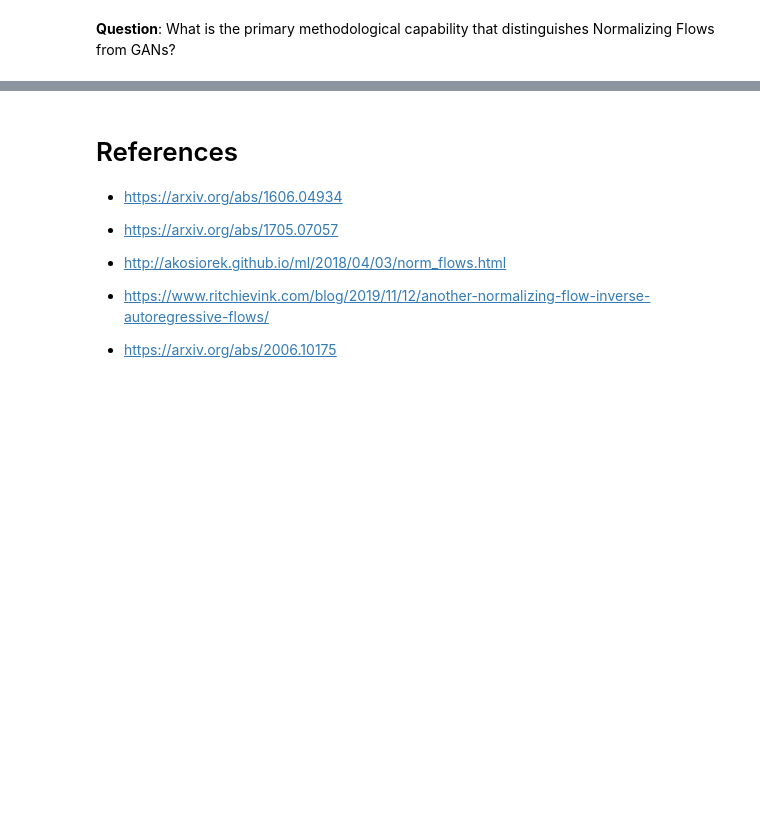
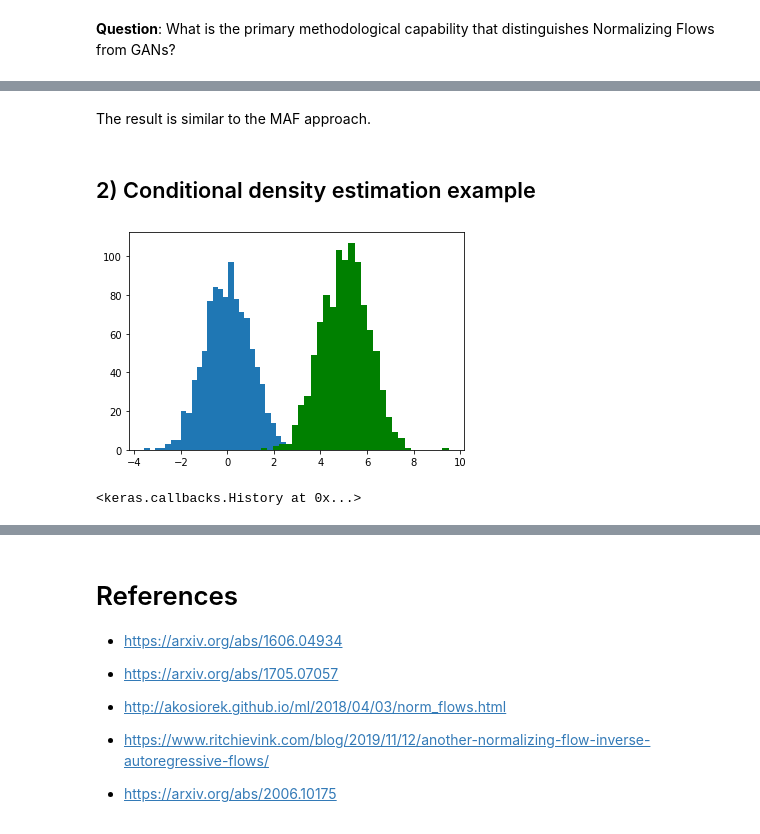
Before and after one commit to pointOfive/Haining-Tan, a Jupyter notebook: IAF_and_MAF.ipynb, the cells around one changed output, grey strips where cells are left out. Saved outputs shown, nothing was run; the diff lists cells and outputs as text; code cells hidden in the pictures; blank space fills up the shorter version.

```diff
--- a/IAF_and_MAF.ipynb
+++ b/IAF_and_MAF.ipynb
@@ -89,0 +174,34 @@ plt.plot(x1, x2, ".")
+# %% [markdown]
+The result is similar to the MAF approach.
+# %% [markdown]
+## 2) Conditional density estimation example
+# %%
+# Generate condition c and data x
+
+n = 2000
+c = np.r_[np.zeros(n//2), np.ones(n//2)]
+x = np.r_[np.random.randn(n//2), np.random.randn(n//2) + 5]
+
+plt.hist(x[:n//2],bins=30)
+plt.hist(x[n//2:],bins=30,color='g')
+plt.show()
+# %% [output]
+[figure, added]
+# %%
+# MADE layer
+made_cond = tfb.AutoregressiveNetwork(params=2, hidden_units=[50, 50], event_shape=(1,),
+                                 conditional=True, conditional_event_shape=(1,))
+# MAF model
+distribution = tfd.TransformedDistribution(
+    distribution=tfd.Sample(tfd.Normal(loc=0., scale=1.), sample_shape=[1]), # Why we need a Sample function here?
+    bijector=tfb.MaskedAutoregressiveFlow(made_cond))
+# fit model
+inputs_x = tfkl.Input(shape=(1,))
+inputs_c = tfkl.Input(shape=(1,))
+outputs = distribution.log_prob(inputs_x, bijector_kwargs={'conditional_input': inputs_c})
+model = tfk.Model([inputs_x, inputs_c], outputs)
+
+model.compile(optimizer=tf.optimizers.Adam(), loss=neg_log)
+model.fit(x=[x, c], y=np.zeros(n), epochs=10, verbose=False)
+# %% [output]
+<keras.callbacks.History at 0x...>
```
Also changed, not shown: parts of 15 cells of this notebook.
